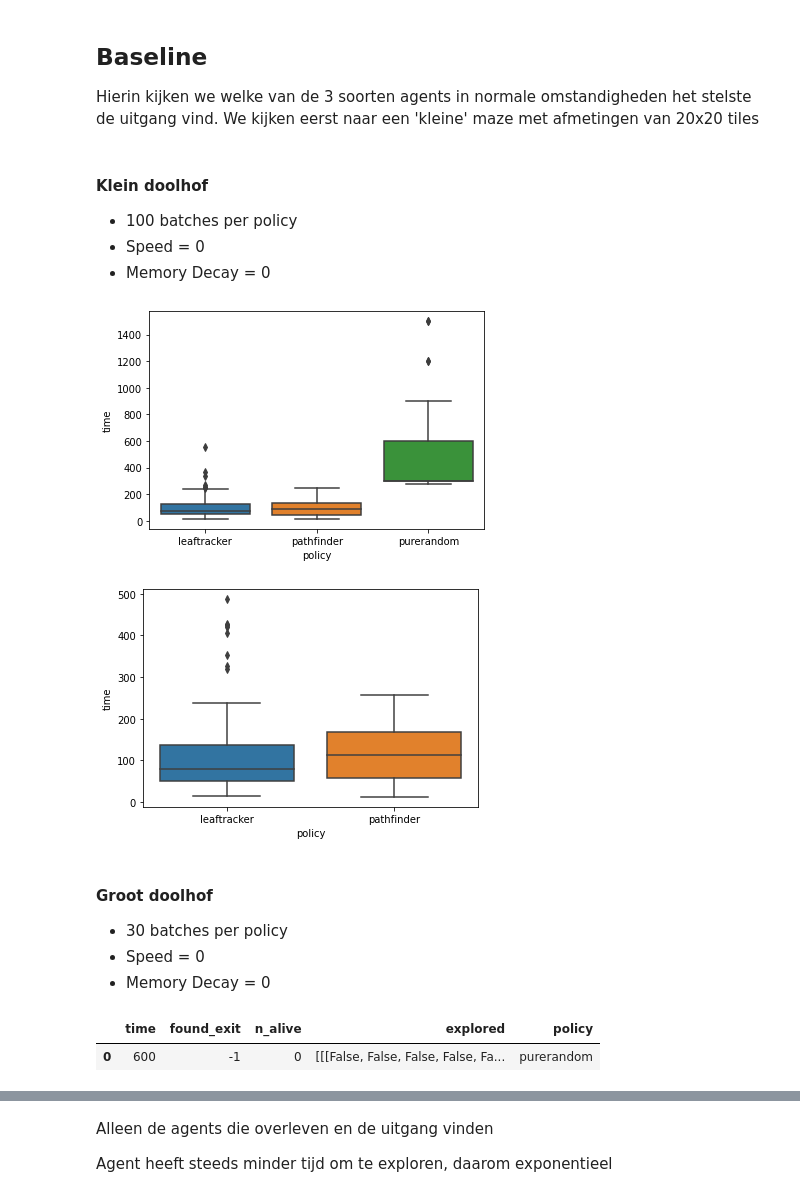
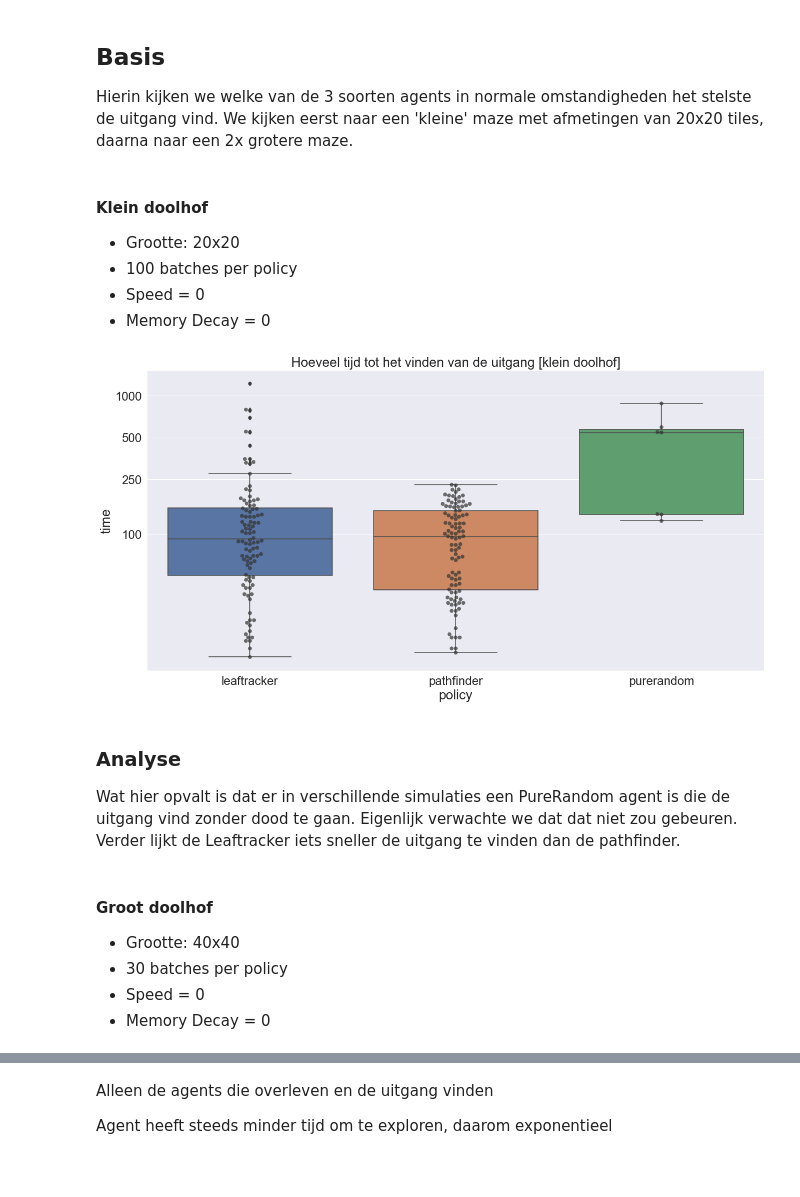
Before and after one commit to MariaDukmak/MazeRunner, a Jupyter notebook: analysis/Data analyse.ipynb, the cells around one changed output, grey strips where cells are left out. Cells and saved outputs as stored; diff of their text form; code cells hidden in the pictures; blank space fills up the shorter version.

```diff
--- a/analysis/Data analyse.ipynb
+++ b/analysis/Data analyse.ipynb
@@ -27,37 +27,44 @@ os.getcwd()
 # %% [markdown]
-## Baseline
+## Basis
 
-Hierin kijken we welke van de 3 soorten agents in normale omstandigheden het stelste de uitgang vind. We kijken eerst naar een 'kleine' maze met afmetingen van 20x20 tiles
+Hierin kijken we welke van de 3 soorten agents in normale omstandigheden het stelste de uitgang vind. We kijken eerst naar een 'kleine' maze met afmetingen van 20x20 tiles, daarna naar een 2x grotere maze.
 # %% [markdown]
 #### Klein doolhof
 
+- Grootte: 20x20
 - 100 batches per policy
 - Speed = 0
 - Memory Decay = 0
 # %%
-df_lt = feather.read_feather('baseline/baseline_small/baseline_leaftracker_small.feather')
-df_lt['policy'] = 'leaftracker'
+df_lt = feather.read_feather('baseline/baseline_small/baseline_leaftracker_small.feather').assign(policy='leaftracker')
+df_pf = feather.read_feather('baseline/baseline_small/baseline_pathfinder_small.feather').assign(policy='pathfinder')
+df_pr = feather.read_feather('baseline/baseline_small/baseline_purerandom_small.feather').assign(policy='purerandom')
 
-df_pf = feather.read_feather('baseline/baseline_small/baseline_pathfinder_small.feather')
-df_pf['policy'] = 'pathfinder'
 
-df_pr = feather.read_feather('baseline/baseline_small/baseline_purerandom_small.feather')
-df_pr['policy'] = 'purerandom'
-
-baseline_small_all = pd.concat([df_lt, df_pf, df_pr], axis=0)
-
-baseline_small_lt_pf = pd.concat([df_lt, df_pf], axis=0)
+base_small_all = pd.concat([df_lt, df_pf, df_pr], axis=0).assign(size='small')
+base_small_alive = base_small_all[base_small_all.found_exit != -1]
-# %%
-ax = sns.boxplot(x="policy", y="time", data=baseline_small_all)
-# %% [output]
-[figure, removed]
-# %%
-ax = sns.boxplot(x="policy", y="time", data=baseline_small_lt_pf)
-# %% [output]
-[figure, removed]
+# %%
+plt.figure(figsize=(20, 10))
+ax = sns.boxplot(data=base_small_alive, x='policy', y='time')
+
+ax.set_yscale("log")
+y_points = [100, 250, 500, 1000, 2500]
+ax.set_yticks(y_points)
+ax.set_yticklabels(y_points)
+
+ax = ax.set_title('Hoeveel tijd tot het vinden van de uitgang [klein doolhof]')
+
+ax = sns.swarmplot(data=base_small_alive, x='policy', y='time',color='.2', alpha=0.7, size=7)
+# %% [output]
+[figure, added]
+# %% [markdown]
+### Analyse
+
+Wat hier opvalt is dat er in verschillende simulaties een PureRandom agent is die de uitgang vind zonder dood te gaan. Eigenlijk verwachte we dat dat niet zou gebeuren. Verder lijkt de Leaftracker iets sneller de uitgang te vinden dan de pathfinder.
 # %% [markdown]
 #### Groot doolhof
 
+- Grootte: 40x40
 - 30 batches per policy
 - Speed = 0
 - Memory Decay = 0
@@ -77,5 +77,0 @@ baseline_big_lt_pf = pd.concat([df_lt, df_pf], axis=0)
-# %%
-df_pr
-# %% [output]
-|  | time | found_exit | n_alive | explored | policy |
-| 0 | 600 | -1 | 0 | [[[False, False, False, False, Fa... | purerandom |
```
Also changed, not shown: parts of 23 cells of this notebook, 3 other files.
